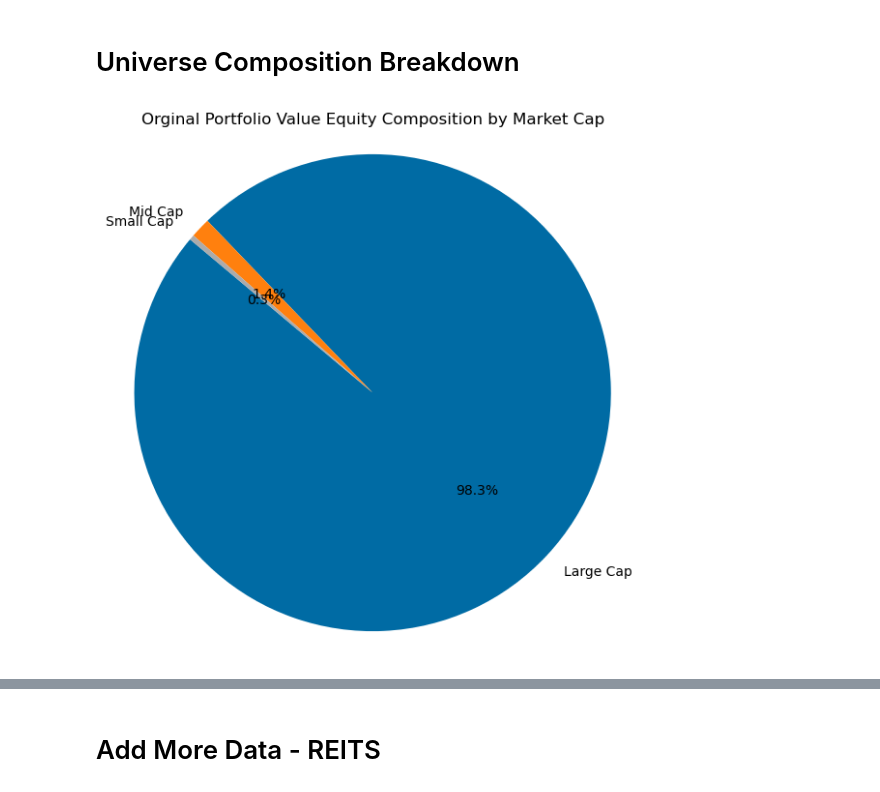
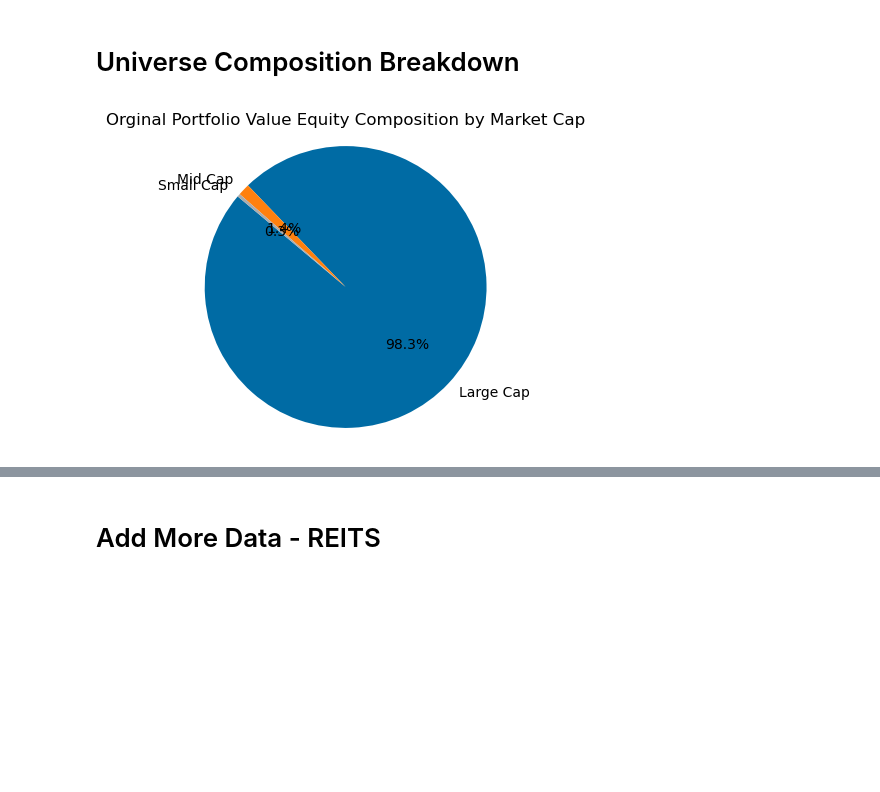
Before and after one commit to JLFrick/MFE-230ZAB-Deep-Learning-and-Applications, a Jupyter notebook: Replication_Predicting_Covariance_Matrices/large_universe_model.ipynb, the cells around one changed output, grey strips where cells are left out. Cells and saved outputs as stored; diff of their text form; code cells hidden in the pictures; blank space fills up the shorter version.

```diff
--- a/Replication_Predicting_Covariance_Matrices/large_universe_model.ipynb
+++ b/Replication_Predicting_Covariance_Matrices/large_universe_model.ipynb
@@ -100,20 +98,20 @@ small_cap_data = {
 # %%
 large_cap_total = sum([3190, 123, 648.45, 147, 520.03, 203.54, 3460, 2040, 109, 459.42, 282, 602.01, 355, 490, 258, 251, 293, 318, 142, 217])
 mid_cap_total = sum([57, 20, 27, 34, 13, 38, 6])
 small_cap_total = sum([6, 13, 24, 6])
 
 categories = ['Large Cap', 'Mid Cap', 'Small Cap']
 values = [large_cap_total, mid_cap_total, small_cap_total]
 
 plt.style.use('tableau-colorblind10')
 
-plt.figure(figsize=(7, 7))
+plt.figure(figsize=(4, 4))
 plt.pie(values, labels=categories, autopct='%1.1f%%', startangle=140)
 plt.title('Orginal Portfolio Value Equity Composition by Market Cap')
 plt.axis('equal')
 plt.show()
 # %% [output]
-[figure, old version]
+[figure, new version]
 # %%
 large_cap_total = len([3190, 123, 648.45, 147, 520.03, 203.54, 3460, 2040, 109, 459.42, 282, 602.01, 355, 490, 258, 251, 293, 318, 142, 217])
 mid_cap_total = len([57, 20, 27, 34, 13, 38, 6])
```
Also changed, not shown: parts of 6 cells of this notebook.
